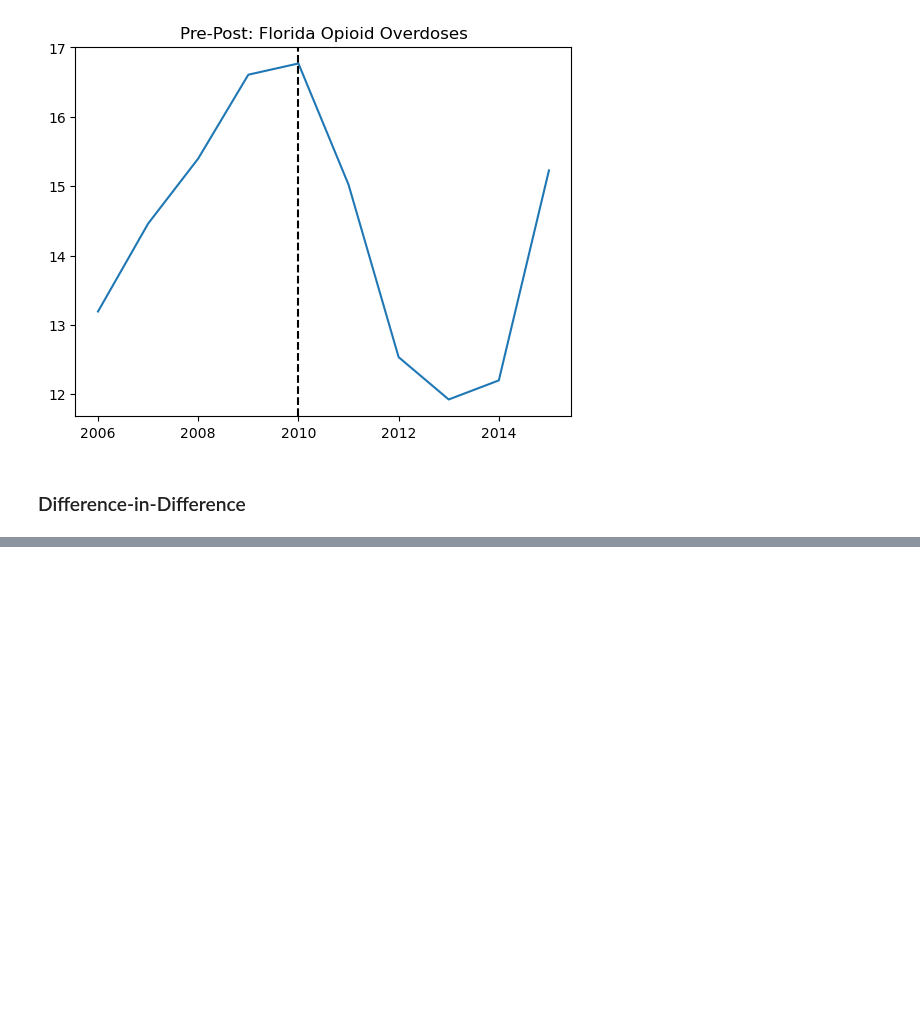
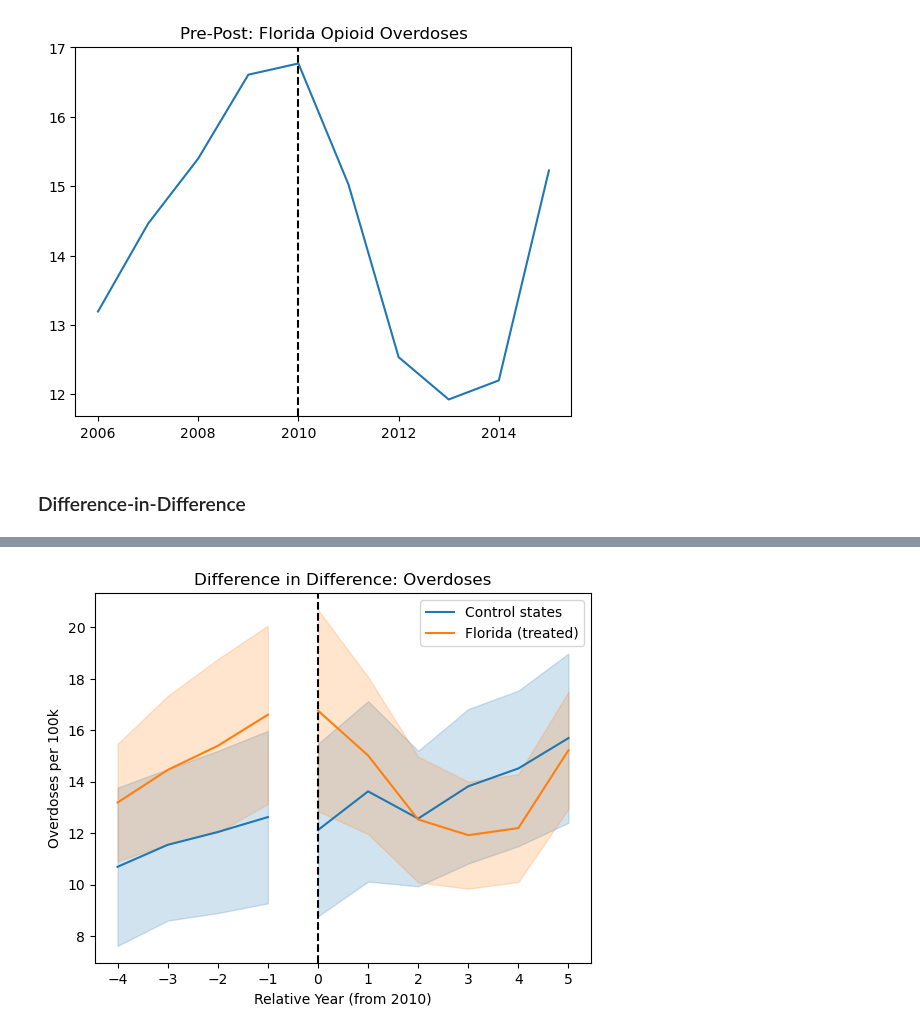
Before and after one commit to rakiranelson/IDS590-Opioids-Final-Project, a Jupyter notebook: opioid_project_analysis.ipynb, the cells around one changed output, grey strips where cells are left out. Drawn from its saved outputs; the diff is of its cells as text; code cells hidden in the pictures; blank space fills up the shorter version.

```diff
--- a/opioid_project_analysis.ipynb
+++ b/opioid_project_analysis.ipynb
@@ -232,0 +301,73 @@ plt.show()
+# %%
+colors = ["tab:blue", "tab:orange"]
+post_od = opioids_states_od[opioids_states_od["year"] >= 2010]
+
+
+pre_overdose_trends = (
+    pre_od.groupby(["policy_state", "relative_year"])["overdose_per_100k"]
+    .agg(["mean", "std", "count"])
+    .reset_index()
+)
+pre_overdose_trends["se"] = pre_overdose_trends["std"] / np.sqrt(
+    pre_overdose_trends["count"]
+)
+
+post_overdose_trends = (
+    post_od.groupby(["policy_state", "relative_year"])["overdose_per_100k"]
+    .agg(["mean", "std", "count"])
+    .reset_index()
+)
+post_overdose_trends["se"] = post_overdose_trends["std"] / np.sqrt(
+    post_overdose_trends["count"]
+)
+
+
+fig_post, ax_post = plt.subplots()
+
+# part of the graph before 2010
+for group, d in pre_overdose_trends.groupby("policy_state"):
+    label = "Florida (treated)" if group == 1 else "Control states"
+    # mean line
+    ax_post.plot(
+        d["relative_year"],
+        d["mean"],
+        label=label,
+        color=colors[group],
+    )
+    # SE shading
+    ax_post.fill_between(
+        d["relative_year"],
+        d["mean"] - 1.96 * d["se"],
+        d["mean"] + 1.96 * d["se"],
+        color=colors[group],
+        alpha=0.2,
+    )
+
+# part of the graph after 2010
+for group, d in post_overdose_trends.groupby("policy_state"):
+    # mean line
+    ax_post.plot(
+        d["relative_year"],
+        d["mean"],
+        color=colors[group],
+    )
+    # SE shading
+    ax_post.fill_between(
+        d["relative_year"],
+        d["mean"] - 1.96 * d["se"],
+        d["mean"] + 1.96 * d["se"],
+        color=colors[group],
+        alpha=0.2,
+    )
+
+ax_post.axvline(0, color="black", linestyle="--")
+ax_post.set(
+    title="Difference in Difference: Overdoses",
+    xlabel="Relative Year (from 2010)",
+    ylabel="Overdoses per 100k",
+    xticks=sorted(opioids_states_pres["relative_year"].unique()),
+)
+ax_post.legend()
+plt.show()
+# %% [output]
+[figure, added]
```
Also changed, not shown: parts of 4 cells of this notebook.
